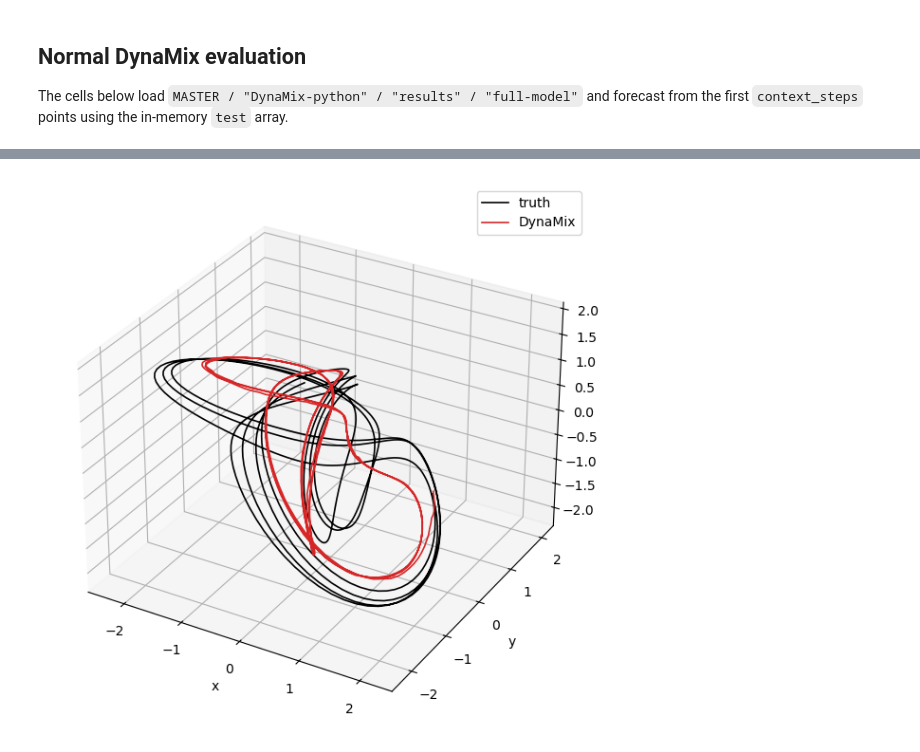
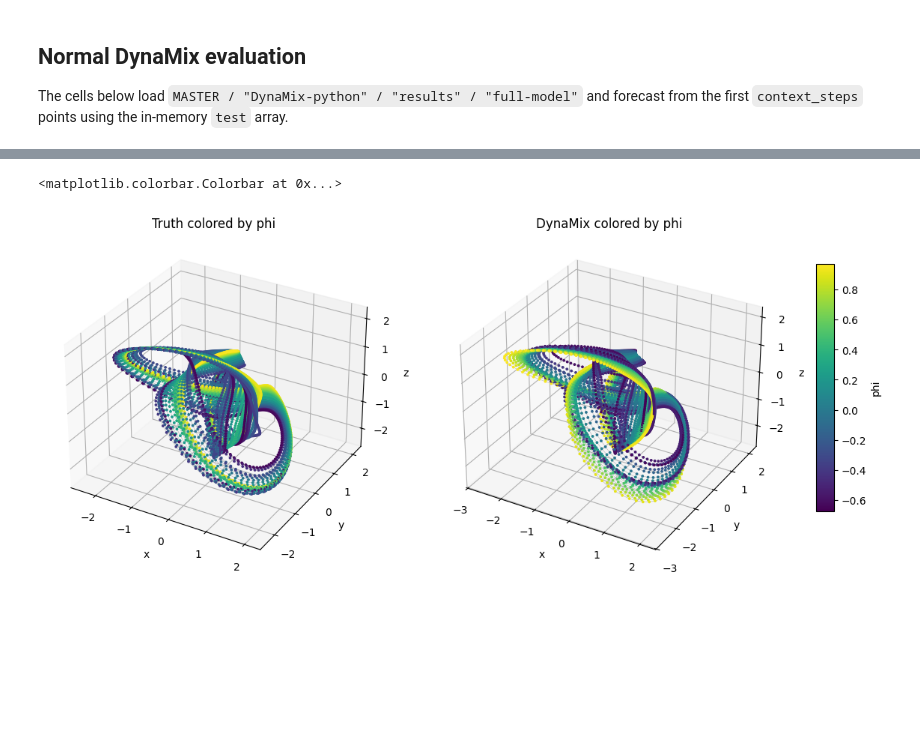
Before and after one commit to Koray-hub-wq/time_varying_bifurcation_data, a Jupyter notebook: create_halvorsen_test_trajectory.ipynb, the cells around one changed output, grey strips where cells are left out. Saved outputs shown, nothing was run; the diff lists cells and outputs as text; code cells hidden in the pictures; blank space fills up the shorter version.

```diff
--- a/create_halvorsen_test_trajectory.ipynb
+++ b/create_halvorsen_test_trajectory.ipynb
@@ -185,11 +283,22 @@ axes[1, 0].axvline(context_steps * dt, color="black", ls=":", lw=1.0)
 axes[1, 0].set_title("Normalized phi")
 
 ax3d = fig.add_subplot(2, 2, 4, projection="3d")
-ax3d.plot(test[:, 0, 0], test[:, 0, 1], test[:, 0, 2], lw=0.8)
-ax3d.set_title("3D trajectory")
+phi_values = test_phi[:, 0, 0]
+ax3d.plot(test[:, 0, 0], test[:, 0, 1], test[:, 0, 2], color="0.75", lw=0.5)
+sc = ax3d.scatter(
+    test[:, 0, 0],
+    test[:, 0, 1],
+    test[:, 0, 2],
+    c=phi_values,
+    cmap="viridis",
+    s=2,
+    depthshade=False,
+)
+ax3d.set_title("3D trajectory colored by phi")
 ax3d.set_xlabel("x")
 ax3d.set_ylabel("y")
 ax3d.set_zlabel("z")
-
-plt.tight_layout()
+plt.tight_layout(rect=[0.0, 0.0, 0.86, 1.0])
+cax = fig.add_axes([0.89, 0.16, 0.02, 0.28])
+fig.colorbar(sc, cax=cax, label="phi")
 # %% [output]
@@ -470,12 +666,32 @@ plt.tight_layout()
 # %%
-fig = plt.figure(figsize=(8, 6))
-ax = fig.add_subplot(111, projection="3d")
-ax.plot(truth[:, 0], truth[:, 1], truth[:, 2], color="black", lw=1.2, label="truth")
-ax.plot(pred[:, 0], pred[:, 1], pred[:, 2], color="#d62728", lw=1.2, label="DynaMix")
-ax.set_xlabel("x")
-ax.set_ylabel("y")
-ax.set_zlabel("z")
-ax.legend()
-plt.tight_layout()
+phi_target = test_phi[context_steps : context_steps + forecast_steps, traj_id, 0]
+
+fig = plt.figure(figsize=(12, 5))
+ax_truth = fig.add_subplot(121, projection="3d")
+ax_pred = fig.add_subplot(122, projection="3d")
+
+for ax, arr, title in [
+    (ax_truth, truth, "Truth colored by phi"),
+    (ax_pred, pred, "DynaMix colored by phi"),
+]:
+    ax.plot(arr[:, 0], arr[:, 1], arr[:, 2], color="0.75", lw=0.5)
+    sc = ax.scatter(
+        arr[:, 0],
+        arr[:, 1],
+        arr[:, 2],
+        c=phi_target,
+        cmap="viridis",
+        s=3,
+        depthshade=False,
+    )
+    ax.set_title(title)
+    ax.set_xlabel("x")
+    ax.set_ylabel("y")
+    ax.set_zlabel("z")
+
+fig.subplots_adjust(left=0.02, right=0.86, bottom=0.02, top=0.92, wspace=0.10)
+cax = fig.add_axes([0.89, 0.18, 0.02, 0.66])
+fig.colorbar(sc, cax=cax, label="phi")
 # %% [output]
+<matplotlib.colorbar.Colorbar at 0x...>
-[figure, old version]
+[figure, new version]
```
Also changed, not shown: parts of 7 cells of this notebook, 2 other files.
